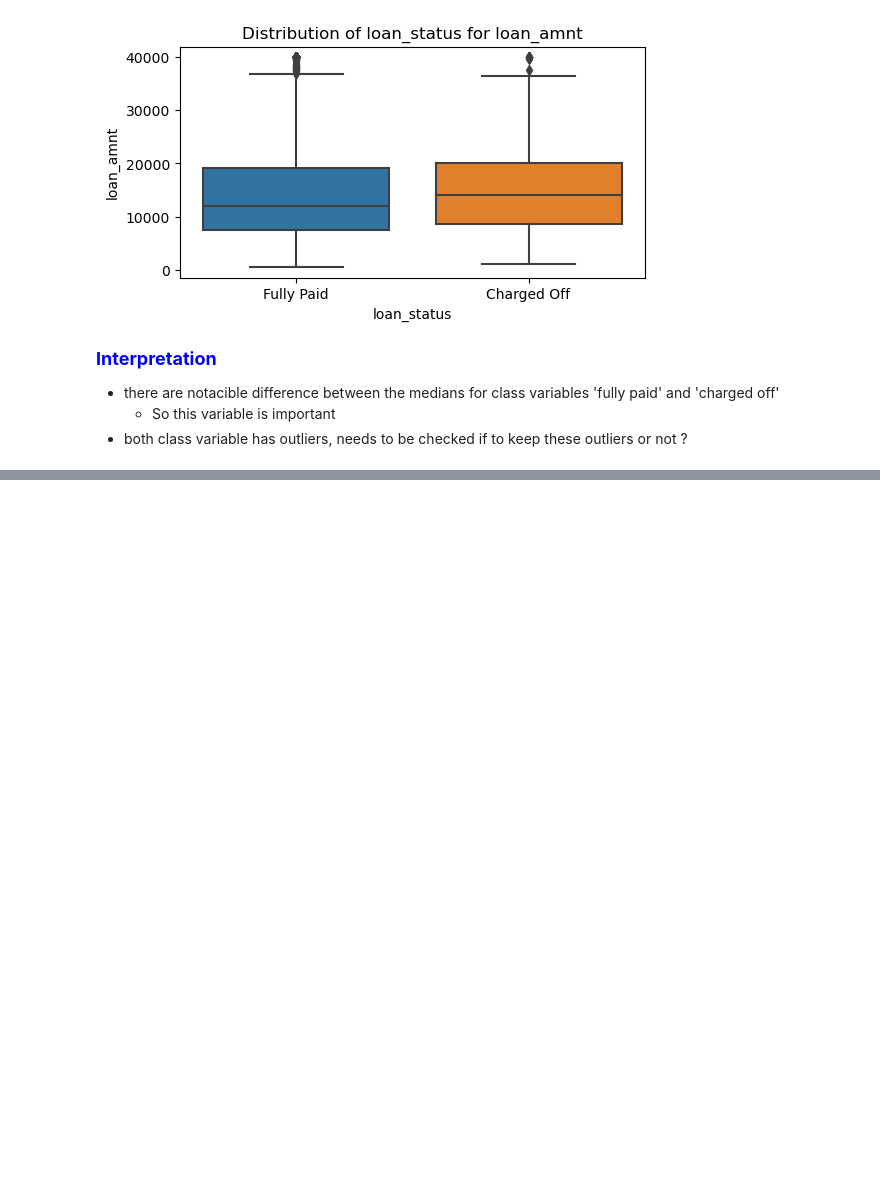
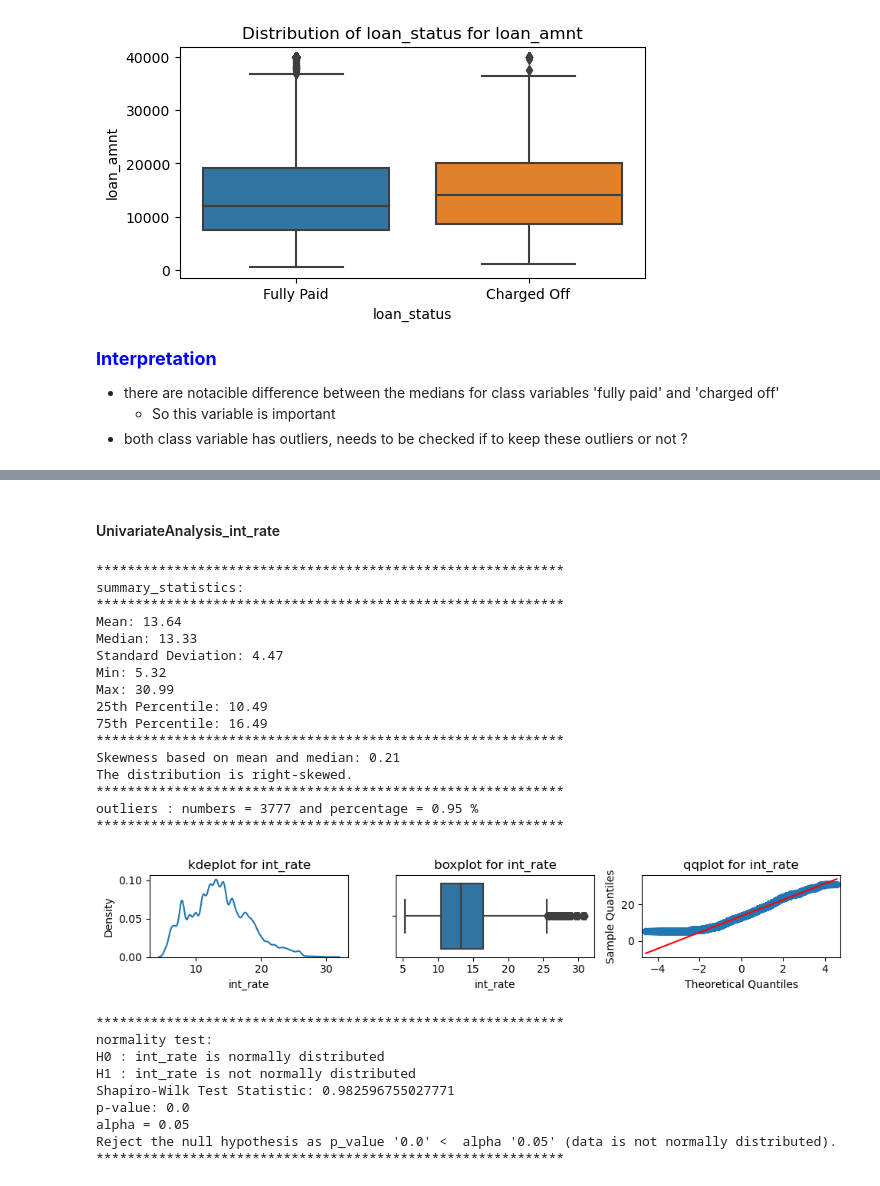
Before and after one commit to UpendraSinghRathore85/ML-Projects-Python, a Jupyter notebook: LogisticRegression/Business Case LoanTap Logistic Regression.ipynb, the cells around one changed output, grey strips where cells are left out. Saved outputs shown, nothing was run; the diff lists cells and outputs as text; code cells hidden in the pictures; blank space fills up the shorter version.

```diff
--- a/LogisticRegression/Business Case LoanTap Logistic Regression.ipynb
+++ b/LogisticRegression/Business Case LoanTap Logistic Regression.ipynb
@@ -599,0 +655,32 @@ Index(['loan_amnt', 'term', 'int_rate', 'installment', 'grade', 'sub_grade',
+# %% [markdown]
+#### UnivariateAnalysis_int_rate
+# %%
+feature_name = 'int_rate'
+summary_statistics_and_distribution(df, feature_name)
+# %% [output]
+************************************************************
+summary_statistics:
+************************************************************
+Mean: 13.64
+Median: 13.33
+Standard Deviation: 4.47
+Min: 5.32
+Max: 30.99
+25th Percentile: 10.49
+75th Percentile: 16.49
+************************************************************
+Skewness based on mean and median: 0.21
+The distribution is right-skewed.
+************************************************************
+outliers : numbers = 3777 and percentage = 0.95 %
+************************************************************
+[figure, added]
+************************************************************
+normality test:
+H0 : int_rate is normally distributed
+H1 : int_rate is not normally distributed
+Shapiro-Wilk Test Statistic: 0.982596755027771
+p-value: 0.0
+alpha = 0.05
+Reject the null hypothesis as p_value '0.0' <  alpha '0.05' (data is not normally distributed).
+************************************************************
```
Also changed, not shown: parts of 24 cells of this notebook.
